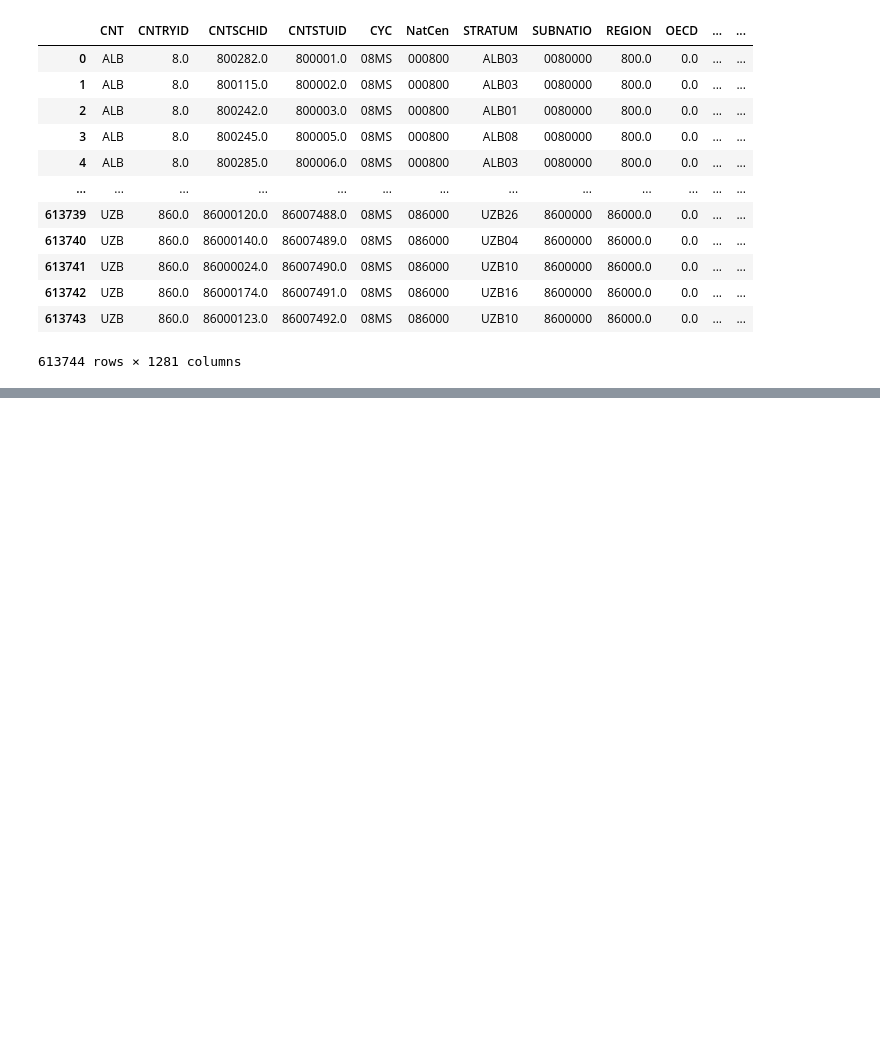
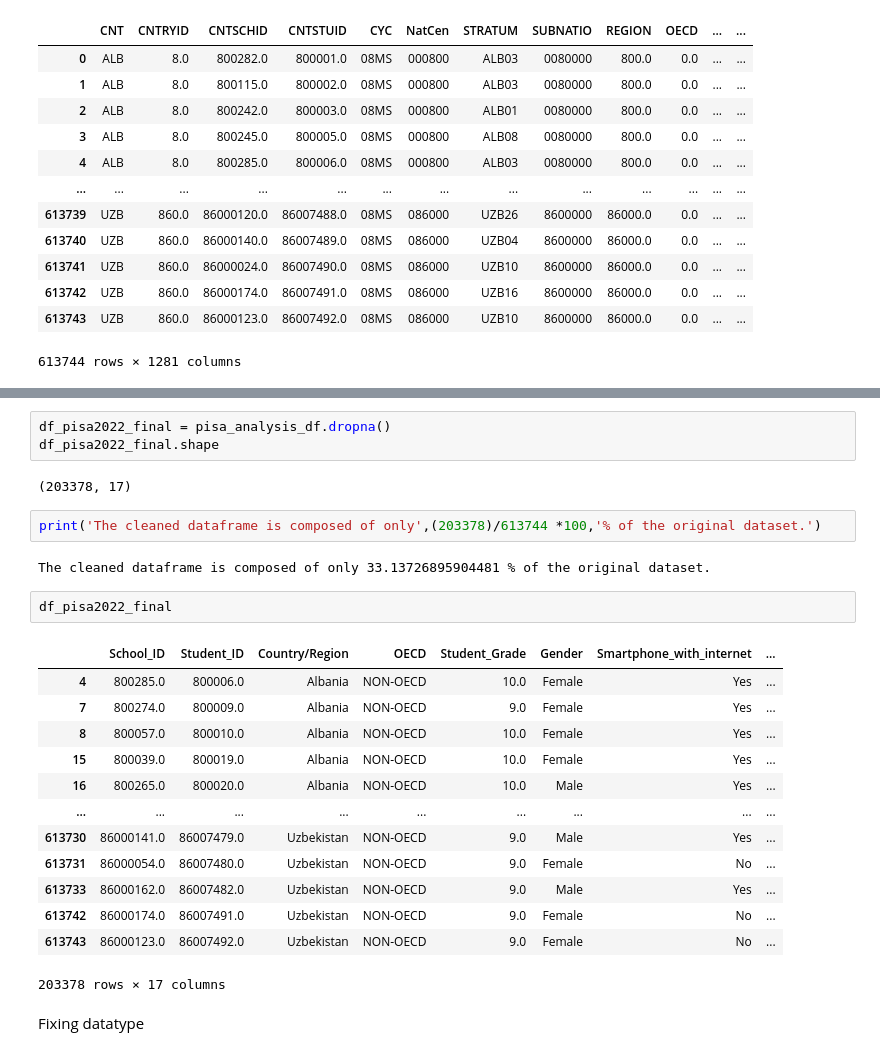
Before and after one commit to pattowen/pisatest2022analysis, a Jupyter notebook: Pisa2022-analyze.ipynb, the cells around one changed output, grey strips where cells are left out. Cells and saved outputs as stored; diff of their text form; blank space fills up the shorter version.

```diff
--- a/Pisa2022-analyze.ipynb
+++ b/Pisa2022-analyze.ipynb
@@ -349,0 +408,27 @@ pisa_df
+# %%
+df_pisa2022_final = pisa_analysis_df.dropna()
+df_pisa2022_final.shape
+# %% [output]
+(203378, 17)
+# %%
+print('The cleaned dataframe is composed of only',(203378)/613744 *100,'% of the original dataset.')
+# %% [output]
+The cleaned dataframe is composed of only 33.13726895904481 % of the original dataset.
+# %%
+df_pisa2022_final
+# %% [output]
+|  | School_ID | Student_ID | Country/Region | OECD | Student_Grade | Gender | Smartphone_with_internet | ... |
+| 4 | 800285.0 | 800006.0 | Albania | NON-OECD | 10.0 | Female | Yes | ... |
+| 7 | 800274.0 | 800009.0 | Albania | NON-OECD | 9.0 | Female | Yes | ... |
+| 8 | 800057.0 | 800010.0 | Albania | NON-OECD | 10.0 | Female | Yes | ... |
+| 15 | 800039.0 | 800019.0 | Albania | NON-OECD | 10.0 | Female | Yes | ... |
+| 16 | 800265.0 | 800020.0 | Albania | NON-OECD | 10.0 | Male | Yes | ... |
+| ... | ... | ... | ... | ... | ... | ... | ... | ... |
+| 613730 | 86000141.0 | 86007479.0 | Uzbekistan | NON-OECD | 9.0 | Male | Yes | ... |
+| 613731 | 86000054.0 | 86007480.0 | Uzbekistan | NON-OECD | 9.0 | Female | No | ... |
+| 613733 | 86000162.0 | 86007482.0 | Uzbekistan | NON-OECD | 9.0 | Male | Yes | ... |
+| 613742 | 86000174.0 | 86007491.0 | Uzbekistan | NON-OECD | 9.0 | Female | No | ... |
+| 613743 | 86000123.0 | 86007492.0 | Uzbekistan | NON-OECD | 9.0 | Female | No | ... |
+203378 rows × 17 columns
+# %% [markdown]
+Fixing datatype
```
Also changed, not shown: parts of 37 cells of this notebook, 21 other files.
